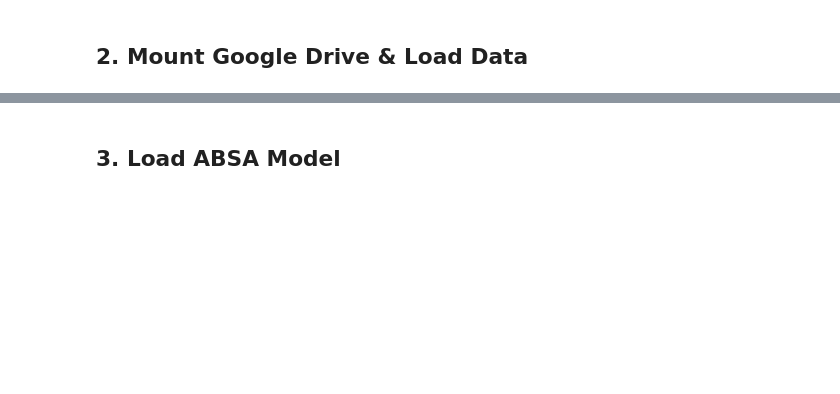
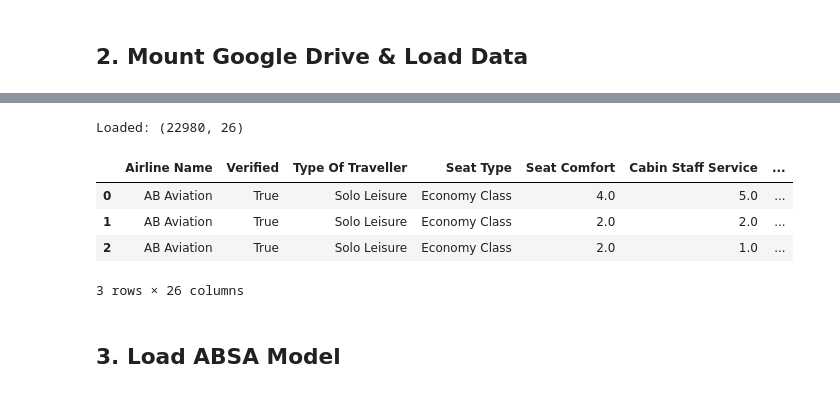
Before and after one commit to MonicaJang/Airline-Review-Sentiment-Classifier, a Jupyter notebook: 2_src/05_absa_bert.ipynb, the cells around one changed output, grey strips where cells are left out. Saved outputs shown, nothing was run; the diff lists cells and outputs as text; code cells hidden in the pictures; blank space fills up the shorter version.

```diff
--- a/2_src/05_absa_bert.ipynb
+++ b/2_src/05_absa_bert.ipynb
@@ -33,16 +59,20 @@ drive.mount('/content/drive')
 # %%
 import pandas as pd
 
 # ── Update this path to match your Google Drive structure ──
-DATA_PATH = '/content/drive/MyDrive/airline-review-sentiment-analysis/1_data/processed/04_aspect_scores.csv'
-OUT_PATH  = '/content/drive/MyDrive/airline-review-sentiment-analysis/1_data/processed/05_absa_scores.csv'
-
 DATA_PATH = '/content/drive/MyDrive/Airline-Review-Sentiment-Classifier/1_data/processed/04_aspect_scores.csv'
-OUT_PATH  = '/content/drive/MyDrive/Airline-Review-Sentiment-Classifier/1_data/processed/05_absa_scores.csv'
+OUT_PATH  = '/content/drive/MyDrive/Airline-Review-Sentiment-Classifier/1_data/processed/05_absa_bert_scores.csv'
 
 df = pd.read_csv(DATA_PATH)
 print(f"Loaded: {df.shape}")
-df.head(2)
+df.head(3)
+# %% [output]
+Loaded: (22980, 26)
+|  | Airline Name | Verified | Type Of Traveller | Seat Type | Seat Comfort | Cabin Staff Service | ... |
+| 0 | AB Aviation | True | Solo Leisure | Economy Class | 4.0 | 5.0 | ... |
+| 1 | AB Aviation | True | Solo Leisure | Economy Class | 2.0 | 2.0 | ... |
+| 2 | AB Aviation | True | Solo Leisure | Economy Class | 2.0 | 1.0 | ... |
+3 rows × 26 columns
 # %% [markdown]
 ## **3. Load ABSA Model**
 # %%
```
Also changed, not shown: parts of 12 cells of this notebook.
